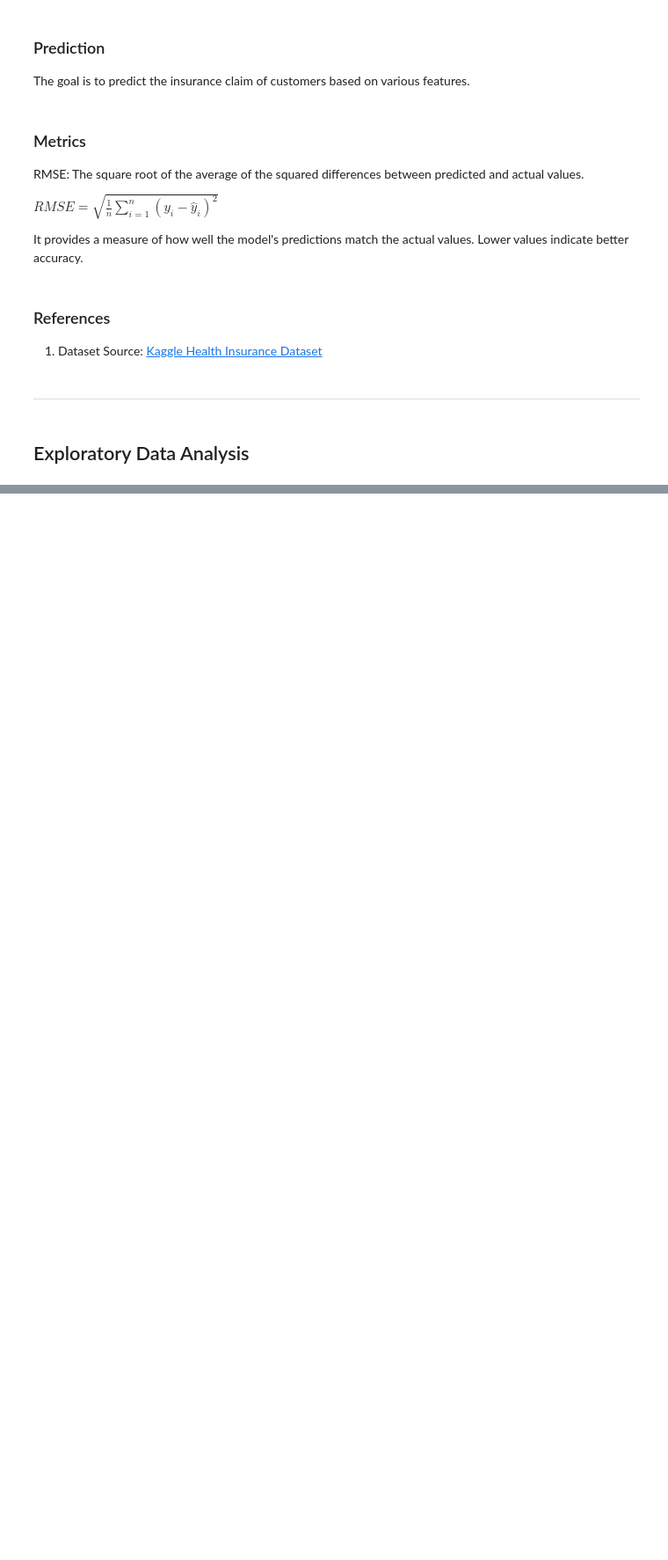
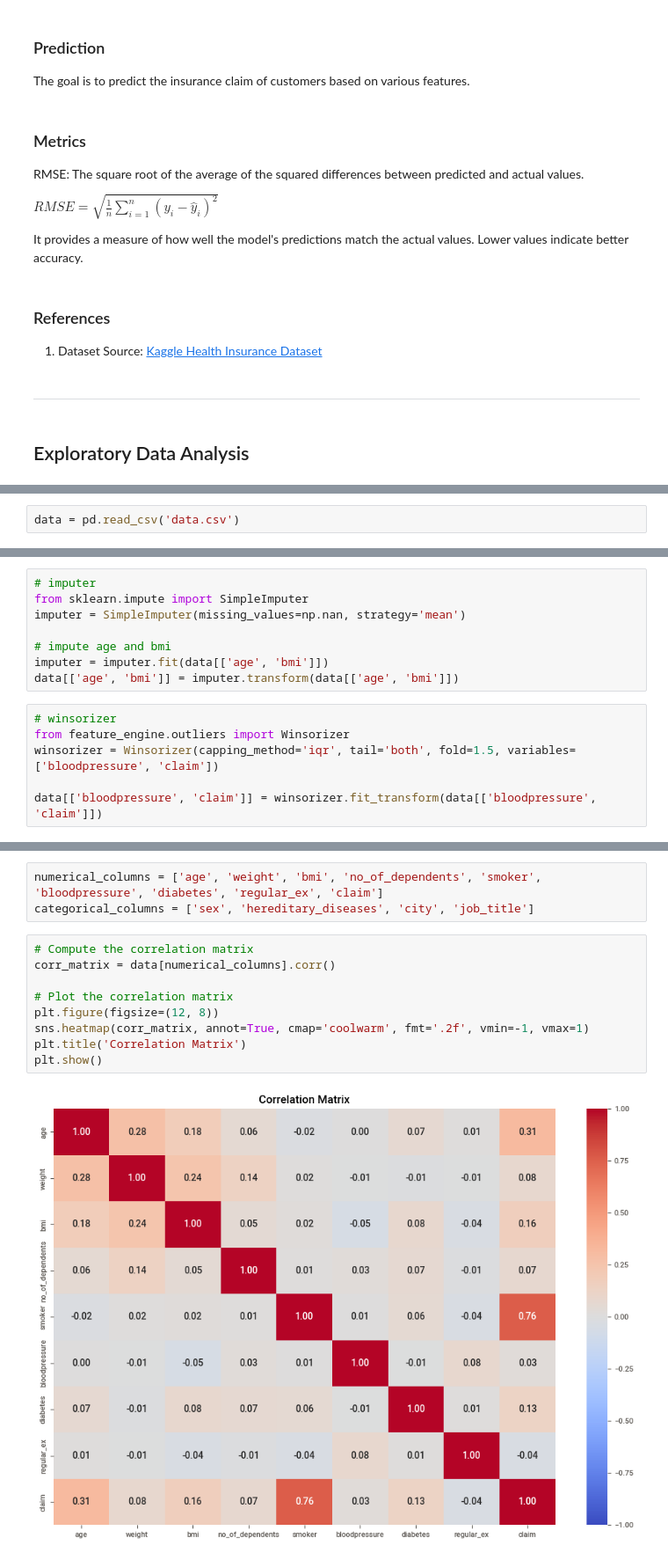
Before and after one commit to hwiminPark/Health_Insurance_Claim, a Jupyter notebook: main.ipynb, the cells around one changed output, grey strips where cells are left out. Shown at 88% size. Drawn from its saved outputs; the diff is of its cells as text; blank space fills up the shorter version.

```diff
--- a/main.ipynb
+++ b/main.ipynb
@@ -55,0 +61,2 @@ It provides a measure of how well the model's predictions match the actual value
+# %%
+data = pd.read_csv('data.csv')
@@ -55,0 +98,14 @@ It provides a measure of how well the model's predictions match the actual value
+# %%
+# imputer
+from sklearn.impute import SimpleImputer
+imputer = SimpleImputer(missing_values=np.nan, strategy='mean')
+
+# impute age and bmi
+imputer = imputer.fit(data[['age', 'bmi']])
+data[['age', 'bmi']] = imputer.transform(data[['age', 'bmi']])
+# %%
+# winsorizer
+from feature_engine.outliers import Winsorizer
+winsorizer = Winsorizer(capping_method='iqr', tail='both', fold=1.5, variables=['bloodpressure', 'claim'])
+
+data[['bloodpressure', 'claim']] = winsorizer.fit_transform(data[['bloodpressure', 'claim']])
@@ -55,0 +133,14 @@ It provides a measure of how well the model's predictions match the actual value
+# %%
+numerical_columns = ['age', 'weight', 'bmi', 'no_of_dependents', 'smoker', 'bloodpressure', 'diabetes', 'regular_ex', 'claim']
+categorical_columns = ['sex', 'hereditary_diseases', 'city', 'job_title']
+# %%
+# Compute the correlation matrix
+corr_matrix = data[numerical_columns].corr()
+
+# Plot the correlation matrix
+plt.figure(figsize=(12, 8))
+sns.heatmap(corr_matrix, annot=True, cmap='coolwarm', fmt='.2f', vmin=-1, vmax=1)
+plt.title('Correlation Matrix')
+plt.show()
+# %% [output]
+[figure, added]
```
Also changed, not shown: parts of 10 cells of this notebook.
